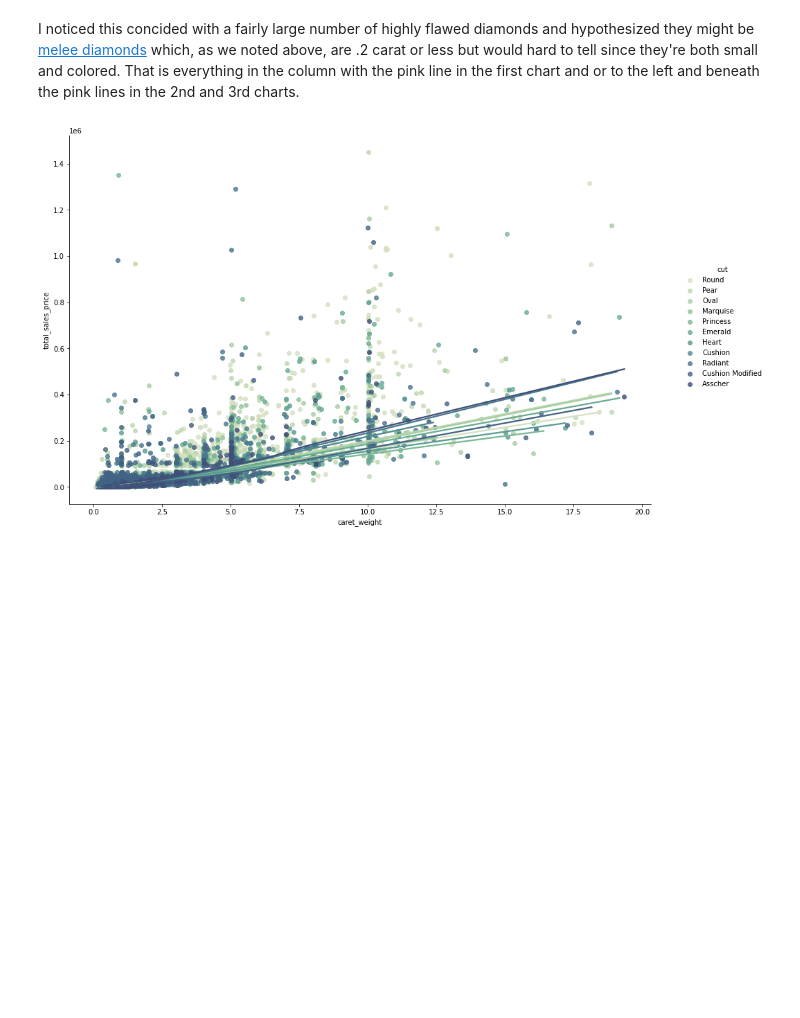
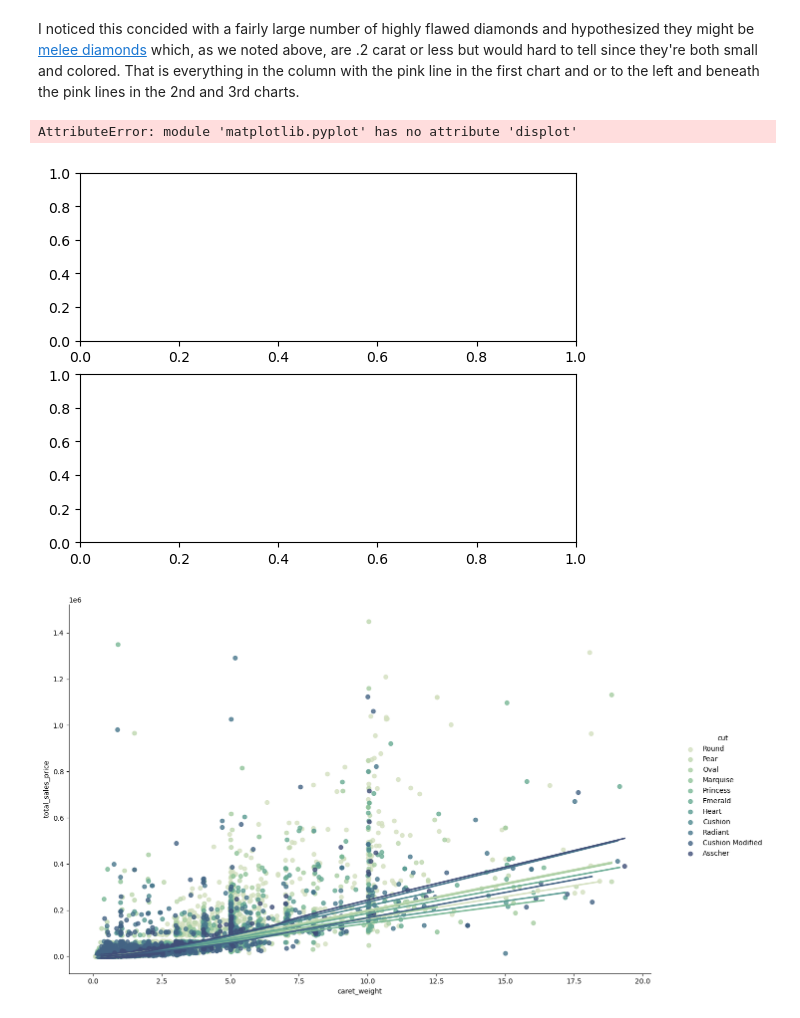
Before and after one commit to Little-PyProjects/Bees, a Jupyter notebook: Diamonds/notebooks/EDA.ipynb, the cells around one changed output. Saved outputs shown, nothing was run; the diff lists cells and outputs as text; code cells hidden in the pictures; blank space fills up the shorter version.

```diff
--- a/Diamonds/notebooks/EDA.ipynb
+++ b/Diamonds/notebooks/EDA.ipynb
@@ -241,4 +224,11 @@ df.query('clarity == "SI3"')
 ## Carat weight
 # %% [markdown]
 I noticed this concided with a fairly large number of highly flawed diamonds and hypothesized they might be [melee diamonds](https://4cs.gia.edu/en-us/blog/melee-diamonds-tiny-diamonds-big-impact/) which, as we noted above, are .2 carat or less but would hard to tell since they're both small and colored. That is everything in the column with the pink line in the first chart and or to the left and beneath the pink lines in the 2nd and 3rd charts.
+# %%
+fig, ax =plt.subplots(2)
+
+plt.displot(df, y="caret_weight", kind="ecdf", hue='cut')
+# %% [output]
+AttributeError: module 'matplotlib.pyplot' has no attribute 'displot'
+[figure, added]
 # %%
```
Also changed, not shown: parts of 26 cells of this notebook.
